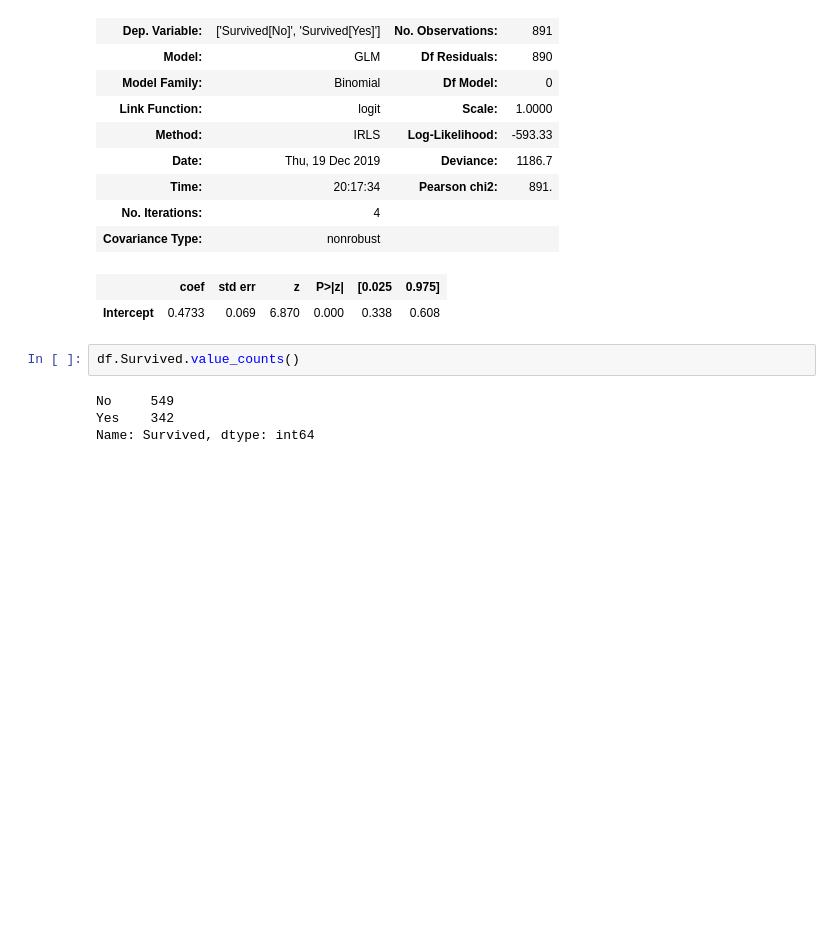
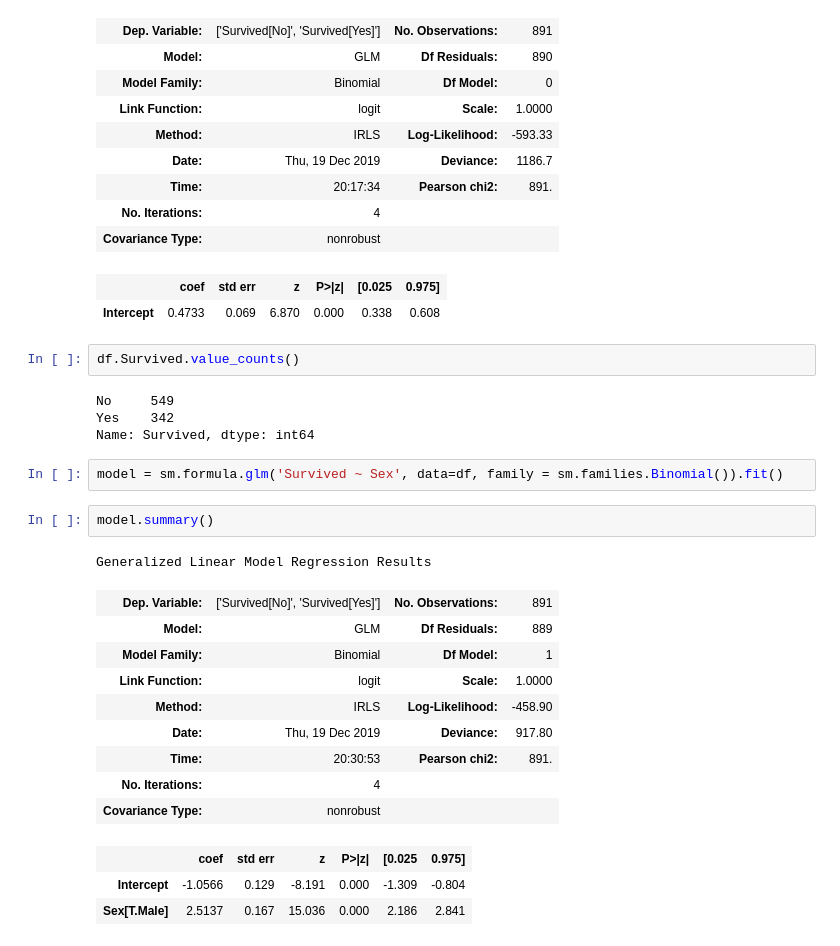
Before and after one commit to PavelVoroninR/Jupiter, a Jupyter notebook: Logistic Regression.ipynb, the cells around one changed output. Saved outputs shown, nothing was run; the diff lists cells and outputs as text; blank space fills up the shorter version.

```diff
--- a/Logistic Regression.ipynb
+++ b/Logistic Regression.ipynb
@@ -66,3 +74,21 @@ df.Survived.value_counts()
 No     549
 Yes    342
 Name: Survived, dtype: int64
+# %%
+model = sm.formula.glm('Survived ~ Sex', data=df, family = sm.families.Binomial()).fit()
+# %%
+model.summary()
+# %% [output]
+Generalized Linear Model Regression Results
+| Dep. Variable: | ['Survived[No]', 'Survived[Yes]'] | No. Observations: | 891 |
+| Model: | GLM | Df Residuals: | 889 |
+| Model Family: | Binomial | Df Model: | 1 |
+| Link Function: | logit | Scale: | 1.0000 |
+| Method: | IRLS | Log-Likelihood: | -458.90 |
+| Date: | Thu, 19 Dec 2019 | Deviance: | 917.80 |
+| Time: | 20:30:53 | Pearson chi2: | 891. |
+| No. Iterations: | 4 |  |  |
+| Covariance Type: | nonrobust |  |  |
+|  | coef | std err | z | P>|z| | [0.025 | 0.975] |
+| Intercept | -1.0566 | 0.129 | -8.191 | 0.000 | -1.309 | -0.804 |
+| Sex[T.Male] | 2.5137 | 0.167 | 15.036 | 0.000 | 2.186 | 2.841 |
```
Also changed, not shown: parts of 3 cells of this notebook.
